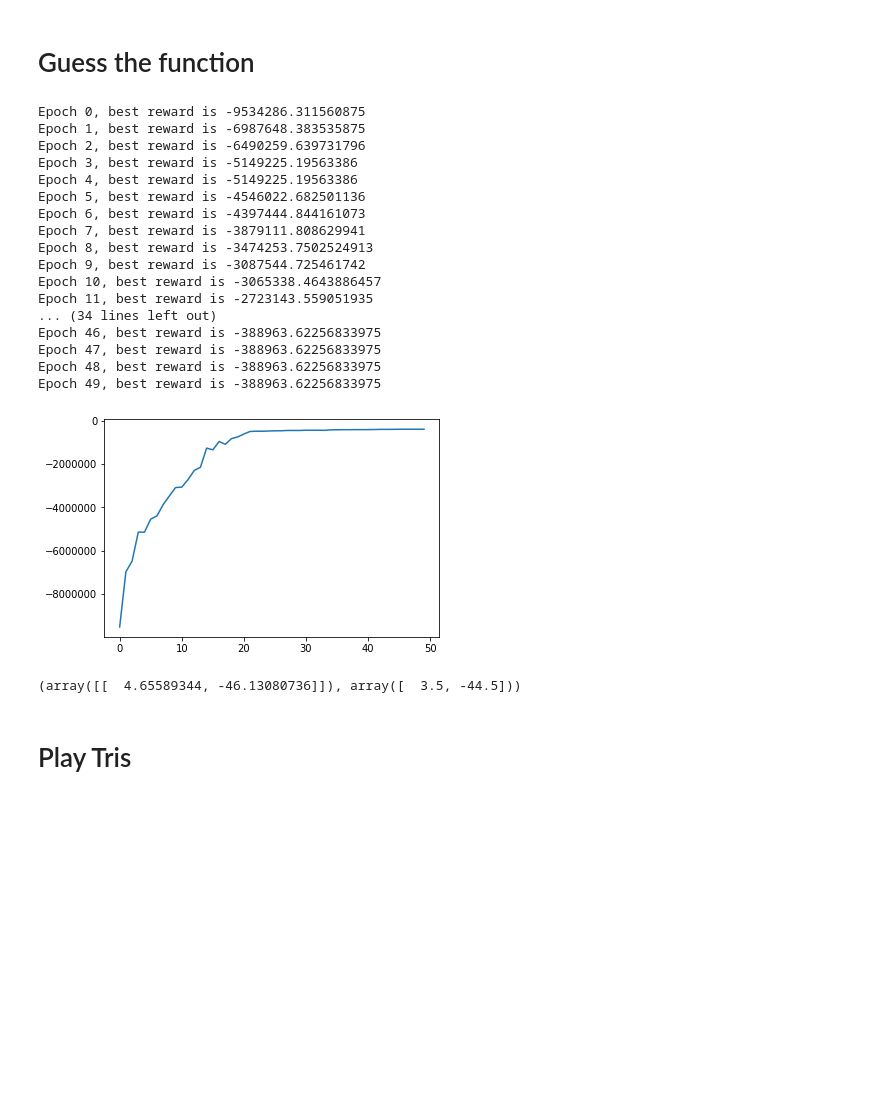
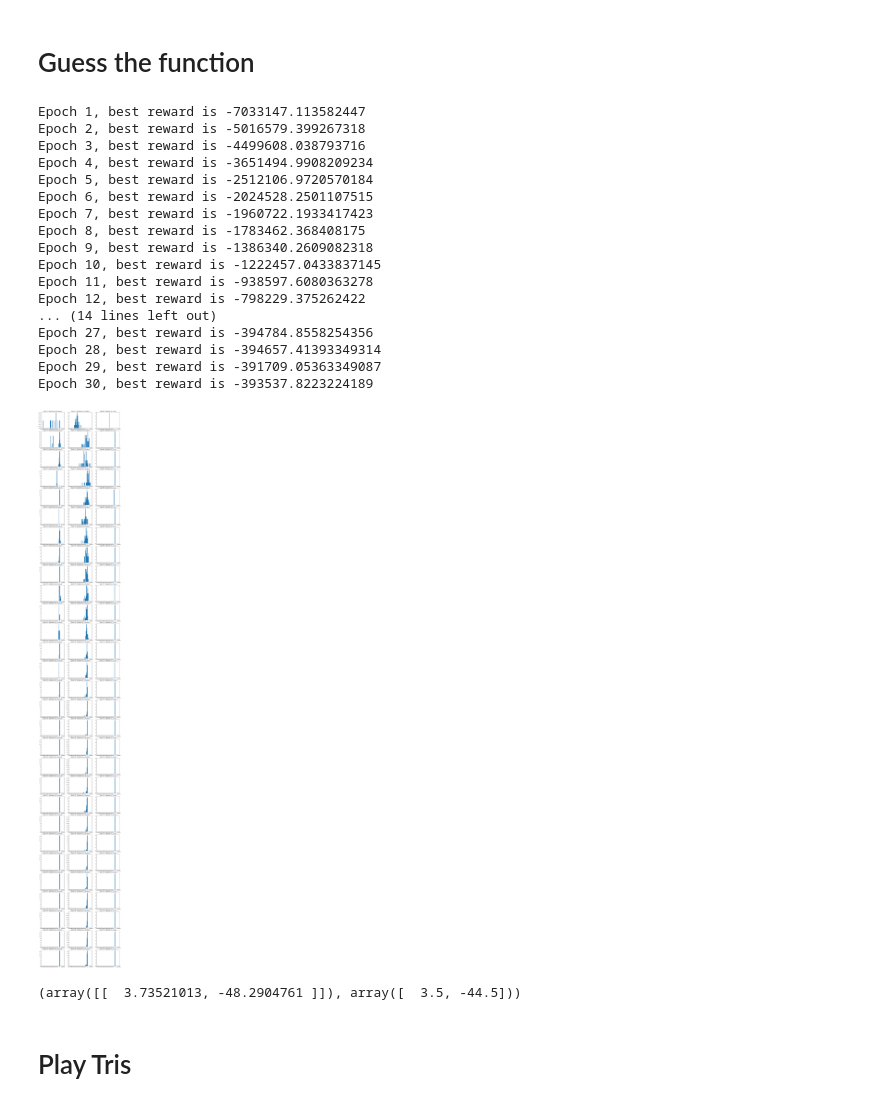
Before and after one commit to fabiochiusano/evoframe, a Jupyter notebook: games.ipynb, the cells around one changed output. Saved outputs shown, nothing was run; the diff lists cells and outputs as text; code cells hidden in the pictures; blank space fills up the shorter version.

Commit message:
Add func_with_context support and monitoring

```diff
--- a/games.ipynb
+++ b/games.ipynb
@@ -20,3 +21,8 @@ def plot_rewards(env):
     xs = np.arange(num_epochs)
     ys = [rs[0] for rs in env["rewards"].values()]
     plt.plot(xs, ys)
+# %%
+import collections
+
+def recursively_default_dict():
+    return collections.defaultdict(recursively_default_dict)
@@ -106,25 +140,31 @@ class GuessFunction(Game):
         reward = -error
         return reward
 # %%
+# Define global context
+context = recursively_default_dict()
+
 # Game
 game_func = lambda i: np.array([2*i[0]-3*i[1]+4, i[1]-8*i[2]-5])
 input_dim = 3
 input_domains = [(-1,1),(-1,1),(3,7)]
 sample_every = [0.1, 0.1, 0.3]
-game_creation_function = lambda: GuessFunction(game_func, input_dim, input_domains, sample_every)
+game_creation_function = lambda context: GuessFunction(game_func, input_dim, input_domains, sample_every)
+game_creation_function = fwc.func_with_context(game_creation_function, context=context)
 
 # Model
 layer_sizes = [3, 5, 2]
-get_model_func = lambda: FeedForwardNetwork(layer_sizes, ActivationFunctions.get_arctan(), ActivationFunctions.get_id())
+get_model_func = lambda context: FeedForwardNetwork(layer_sizes, ActivationFunctions.get_arctan(), ActivationFunctions.get_id())
+get_model_func = fwc.func_with_context(get_model_func, context=context)
 
 # Game-Model interface
 predict_func = lambda model, inputs: model.predict(inputs)
 agent_wrapper_func = get_agent_wrapper_func(predict_func)
 
 # Reward function and update env function
-reward_function, update_env_f = RewardBuilderGame() \
+reward_function = RewardBuilderGame() \
 .with_game_creation_function(game_creation_function) \
 .with_agent_wrapper_func(agent_wrapper_func) \
+.with_context(context) \
 .get()
 
 # Update population function
@@ -133,42 +173,43 @@ get_new_pop_f = PopulationUpdateBuilderStatic() \
 .add_operator("es_2_crossover", 0.3, 0.1) \
 .add_operator("es_1_copy", 0.1) \
 .add_selector_f(SelectorFunctionFactory.get_geometric_selector_function(0.3)) \
+.with_context(context) \
 .get()
 
 # Population manager
-pop_size = 30
-pm = PopulationManager(pop_size, get_model_func, reward_function, update_env_f, get_new_pop_f)
+pop_size = 50
+pm = PopulationManager(pop_size, get_model_func, reward_function, get_new_pop_f, context)
 
 # Run population manager
-num_epochs = 50
-last_pop, env = pm.run(num_epochs)
+num_epochs = 30
+pm.run(num_epochs)
 # %% [output]
-Epoch 0, best reward is -9534286.311560875
-Epoch 1, best reward is -6987648.383535875
-Epoch 2, best reward is -6490259.639731796
-Epoch 3, best reward is -5149225.19563386
-Epoch 4, best reward is -5149225.19563386
-Epoch 5, best reward is -4546022.682501136
-Epoch 6, best reward is -4397444.844161073
-Epoch 7, best reward is -3879111.808629941
-Epoch 8, best reward is -3474253.7502524913
-Epoch 9, best reward is -3087544.725461742
-Epoch 10, best reward is -3065338.4643886457
-Epoch 11, best reward is -2723143.559051935
-... (34 lines left out)
-Epoch 46, best reward is -388963.62256833975
-Epoch 47, best reward is -388963.62256833975
-Epoch 48, best reward is -388963.62256833975
-Epoch 49, best reward is -388963.62256833975
+Epoch 1, best reward is -7033147.113582447
+Epoch 2, best reward is -5016579.399267318
+Epoch 3, best reward is -4499608.038793716
+Epoch 4, best reward is -3651494.9908209234
+Epoch 5, best reward is -2512106.9720570184
+Epoch 6, best reward is -2024528.2501107515
+Epoch 7, best reward is -1960722.1933417423
+Epoch 8, best reward is -1783462.368408175
+Epoch 9, best reward is -1386340.2609082318
+Epoch 10, best reward is -1222457.0433837145
+Epoch 11, best reward is -938597.6080363278
+Epoch 12, best reward is -798229.375262422
+... (14 lines left out)
+Epoch 27, best reward is -394784.8558254356
+Epoch 28, best reward is -394657.41393349314
+Epoch 29, best reward is -391709.05363349087
+Epoch 30, best reward is -393537.8223224189
-# %%
-plot_rewards(env)
-# %% [output]
-[figure, removed]
+# %%
+plot_delta_rewards_by_operator(context, hist_range=(-5000000, 1000000), save=True)
+# %% [output]
+[figure, added]
 # %%
 test_array = np.array([0.5,0.5,5])
-last_pop[0].predict(test_array), game_func(test_array)
+context["epochs"][num_epochs]["models"][0].predict(test_array), game_func(test_array)
 # %% [output]
-(array([[  4.65589344, -46.13080736]]), array([  3.5, -44.5]))
+(array([[  3.73521013, -48.2904761 ]]), array([  3.5, -44.5]))
 # %% [markdown]
 # Play Tris
 # %%
```
Also changed, not shown: parts of 12 cells of this notebook, 7 other files.
